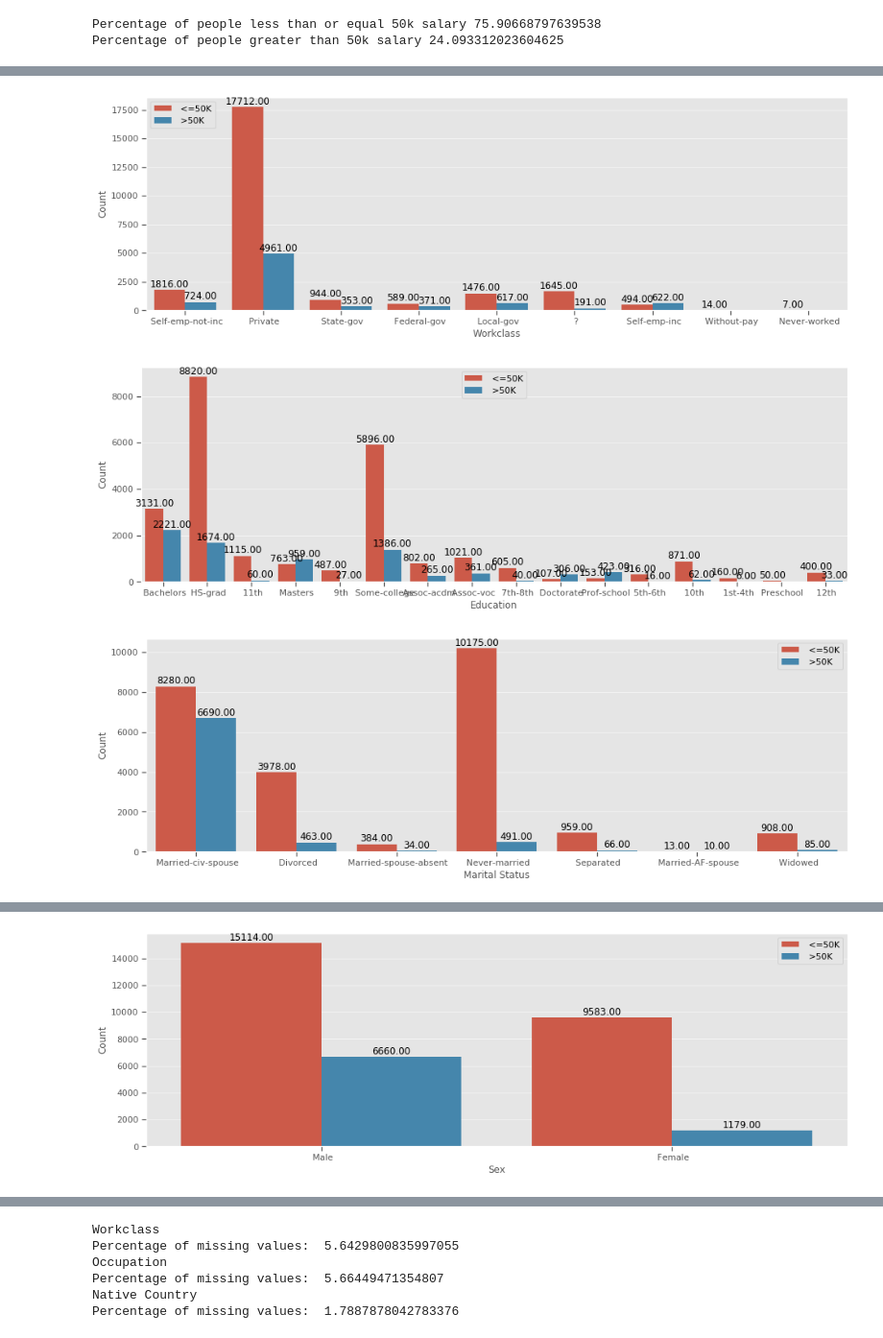
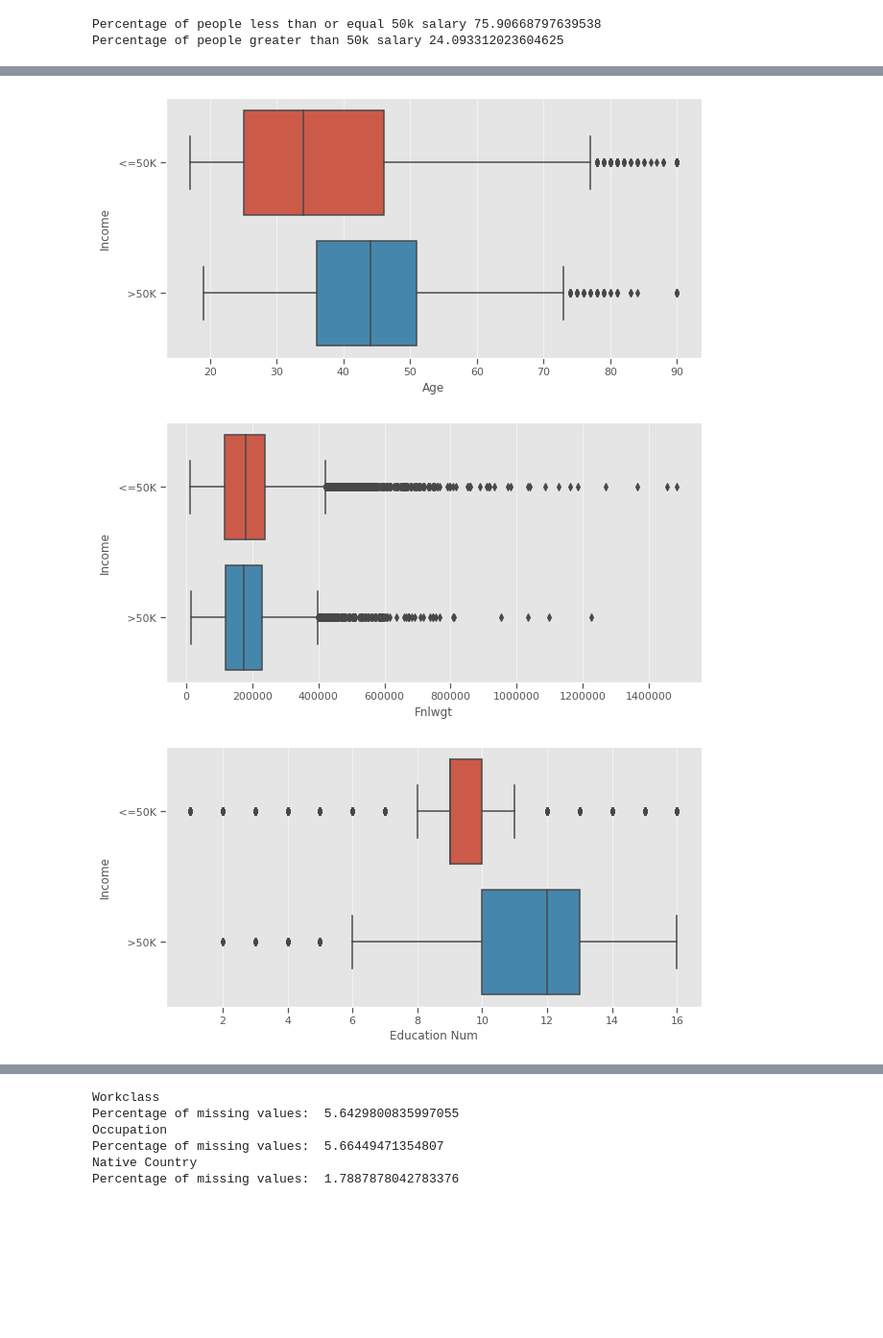
Before and after one commit to rkrishn7/CSE146_Final, a Jupyter notebook: Project.ipynb, the cells around one changed output, grey strips where cells are left out. Shown at 96% size. Saved outputs shown, nothing was run; the diff lists cells and outputs as text; code cells hidden in the pictures; blank space fills up the shorter version.

Commit message:
updated graphs/order

```diff
--- a/Project.ipynb
+++ b/Project.ipynb
@@ -171,0 +200,17 @@ for col in numcols:
+# %%
+#data visualization
+import seaborn as sns
+import matplotlib.pyplot as plt
+for col in numcols:
+    plt.figure(figsize=(14,5))
+    plt.style.use('seaborn-colorblind')
+    sns.set_context("notebook")
+    plt.grid(True, alpha=0.5)
+#     sns.kdeplot(df.loc[df['Income'] == ' <=50K', col], label = '<= than $50k')
+#     sns.kdeplot(df.loc[df['Income'] == ' >50K', col], label = '> than $50k')
+    sns.distplot(df.loc[df['Income'] == ' <=50K', col], label = '<= than $50k',bins=30, kde_kws={"color": "b", "lw": 3, "label": "<=50K"}, hist_kws={"color": "b", "label": "<=50K"} )
+    sns.distplot(df.loc[df['Income'] == ' >50K', col], label = '> than $50k',bins=30, kde_kws={"color": "r", "lw": 3, "label": "<50k"},  hist_kws={"color": "r", "label": "<50k"})
+    plt.xlabel(col)
+    plt.ylabel('Density')
+    plt.legend()
+    plt.show()
@@ -172,22 +224,20 @@ for col in numcols:
 # %%
-for col in catcols:
-    plt.figure(figsize=(16,5))
-#     plt.style.use('seaborn-colorblind')
+import seaborn as sns
+import matplotlib.pyplot as plt
+for col in numcols:
+    plt.figure(figsize=(10,5))
     plt.style.use('ggplot')
     sns.set_context("notebook")
     plt.grid(True, alpha=0.5)
-    splot = sns.countplot(x = col, hue = 'Income', data = df)
-    for p in splot.patches:
-        splot.annotate(format(p.get_height(), '.2f'), (p.get_x() + p.get_width() / 2., p.get_height()), ha = 'center', va = 'center', xytext = (0, 7), textcoords = 'offset points')
-#     sns.countplot(df.loc[df['Income'] == ' <=50K', col], label = '<= than $50k')
-#     sns.countplot(df.loc[df['Income'] == ' >50K', col], label = '> than $50k')
+#     sns.boxplot(x= 'Income', y=col, data = df)
+    sns.boxplot(y= 'Income', x=col, data = df)
+    #sns.ditplot(df.loc[df['Income'] == ' <=50K', col], label = '> than $50k', kde=True,
     plt.xlabel(col)
-#     plt.xlim(left=0)
-    plt.ylabel('Count')
-    plt.legend()
+    plt.ylabel("Income")
+    #plt.legend()
     plt.show()
 #     plt.title(col, ' by Income Status');
 # %% [output]
-[figure, old version]
+[figure, new version]
-[figure, old version]
+[figure, new version]
-[figure, old version]
+[figure, new version]
@@ -197 +246,0 @@ for col in catcols:
-[figure, removed]
```
Also changed, not shown: parts of 8 cells of this notebook.
